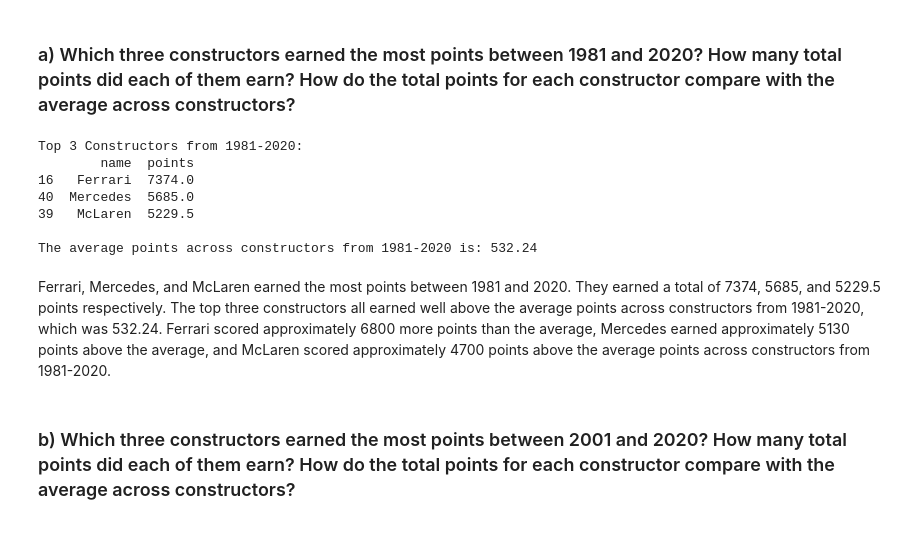
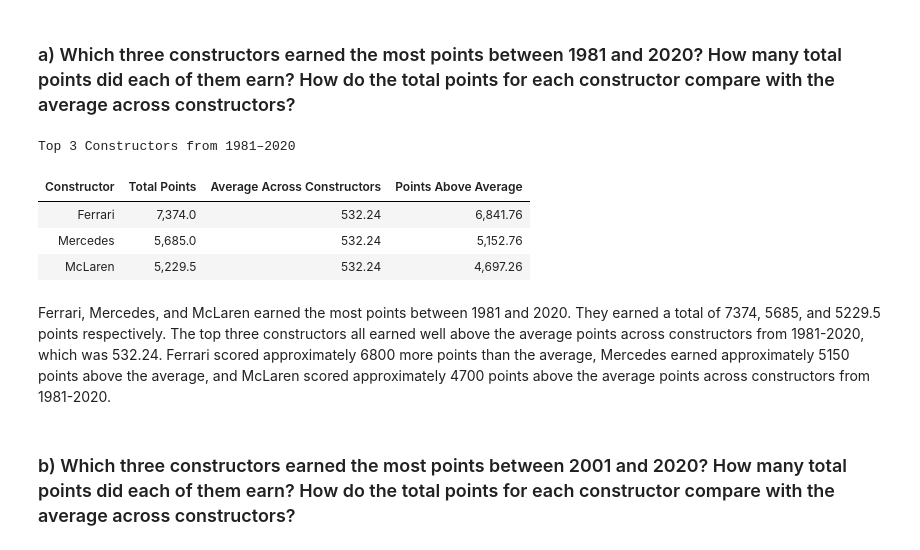
Before and after one commit to maxinehb/datasci530fall2026, a Jupyter notebook: Assignment 2/Assignment2.ipynb, the cells around one changed output. Drawn from its saved outputs; the diff is of its cells as text; code cells hidden in the pictures.

```diff
--- a/Assignment 2/Assignment2.ipynb
+++ b/Assignment 2/Assignment2.ipynb
@@ -46,48 +46,97 @@ constructor_merged = constructor_results.merge(
     races[['raceId', 'year']],
     on='raceId'
 )
 
 # Merge with constructors to get the constructor name
 constructor_merged = constructor_merged.merge(
     constructors[['constructorId', 'name']],
     on='constructorId'
 )
 
 # Filter for years 1981 through 2020
 constructor_merged_tf = constructor_merged[
     (constructor_merged['year'] >= 1981) &
     (constructor_merged['year'] <= 2020)
 ]
 
+
+# Quality checks for the merged and filtered dataset
+
+# Check the sample size
+#print("Number of observations:", constructor_merged_tf.shape[0])
+#print("Number of races:", constructor_merged_tf['raceId'].nunique())
+#print("Number of constructors:", constructor_merged_tf['constructorId'].nunique())
+
+# Check for missing values in the key variables
+#print("\nMissing values in key variables:")
+#print(
+#    constructor_merged_tf[
+#        ['raceId', 'constructorId', 'name', 'year', 'points']
+#    ].isna().sum()
+#)
+
+# Examine descriptive statistics for constructor points per race
+#print("\nDescriptive statistics for points per race:")
+#print(constructor_merged_tf['points'].describe())
+
+
+# Calculate the results
+
 # Add up race points for each constructor
 total_points_constructor = (
     constructor_merged_tf
     .groupby('name')['points']
     .sum()
     .reset_index()
 )
 
 # Find the three constructors with the most points
-highest_points_constructor = total_points_constructor.nlargest(3, 'points')
+highest_points_constructor = (
+    total_points_constructor
+    .nlargest(3, 'points')
+    .copy()
+)
 
 # Calculate average total points across all constructors
 average_points_constructor = total_points_constructor['points'].mean()
 
-# Print results
-print("Top 3 Constructors from 1981-2020:")
-print(highest_points_constructor)
-print()
-print(f"The average points across constructors from 1981-2020 is: {average_points_constructor:.2f}")
+# Add the average and comparison to the table
+highest_points_constructor['average_points'] = average_points_constructor
+
+highest_points_constructor['points_above_average'] = (
+    highest_points_constructor['points']
+    - highest_points_constructor['average_points']
+)
+
+# Give the columns clearer names
+highest_points_constructor = highest_points_constructor.rename(
+    columns={
+        'name': 'Constructor',
+        'points': 'Total Points',
+        'average_points': 'Average Across Constructors',
+        'points_above_average': 'Points Above Average'
+    }
+)
+
+# Display as a formatted table
+display(
+    highest_points_constructor.style
+    .hide(axis='index')
+    .format({
+        'Total Points': '{:,.1f}',
+        'Average Across Constructors': '{:,.2f}',
+        'Points Above Average': '{:,.2f}'
+    })
+    .set_caption('Top 3 Constructors from 1981–2020')
+)
 # %% [output]
-Top 3 Constructors from 1981-2020:
-        name  points
-16   Ferrari  7374.0
-40  Mercedes  5685.0
-39   McLaren  5229.5
-
-The average points across constructors from 1981-2020 is: 532.24
+Top 3 Constructors from 1981–2020
+| Constructor | Total Points | Average Across Constructors | Points Above Average |
+| Ferrari | 7,374.0 | 532.24 | 6,841.76 |
+| Mercedes | 5,685.0 | 532.24 | 5,152.76 |
+| McLaren | 5,229.5 | 532.24 | 4,697.26 |
 # %% [markdown]
-Ferrari, Mercedes, and McLaren earned the most points between 1981 and 2020. They earned a total of 7374, 5685, and 5229.5 points respectively. The top three constructors all earned well above the average points across constructors from 1981-2020, which was 532.24. Ferrari scored approximately 6800 more points than the average, Mercedes earned approximately 5130 points above the average, and McLaren scored approximately 4700 points above the average points across constructors from 1981-2020.
+Ferrari, Mercedes, and McLaren earned the most points between 1981 and 2020. They earned a total of 7374, 5685, and 5229.5 points respectively. The top three constructors all earned well above the average points across constructors from 1981-2020, which was 532.24. Ferrari scored approximately 6800 more points than the average, Mercedes earned approximately 5150 points above the average, and McLaren scored approximately 4700 points above the average points across constructors from 1981-2020.
 # %% [markdown]
 ### b) Which three constructors earned the most points between 2001 and 2020? How many total points did each of them earn? How do the total points for each constructor compare with the average across constructors?
 # %%
```
Also changed, not shown: parts of 3 cells of this notebook.
